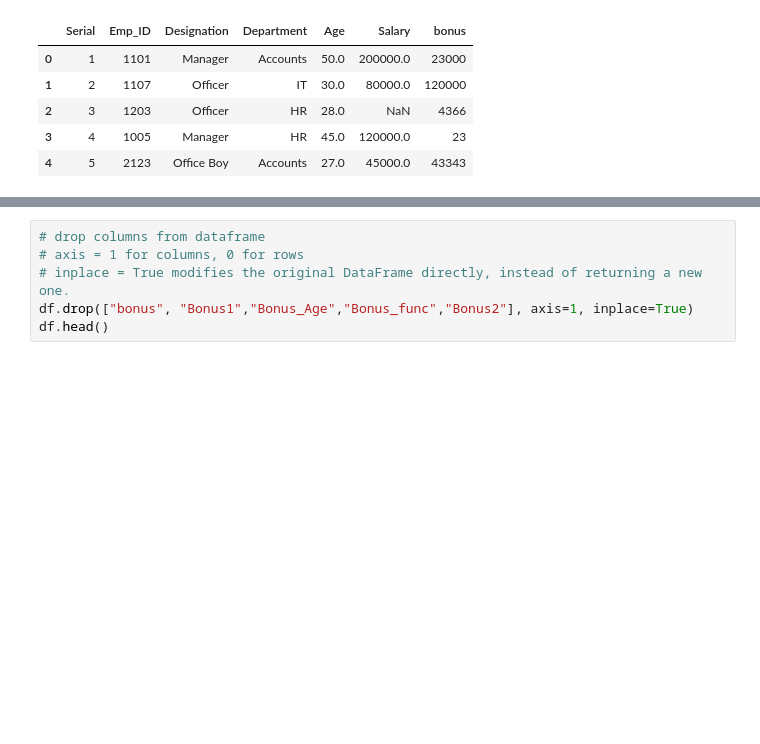
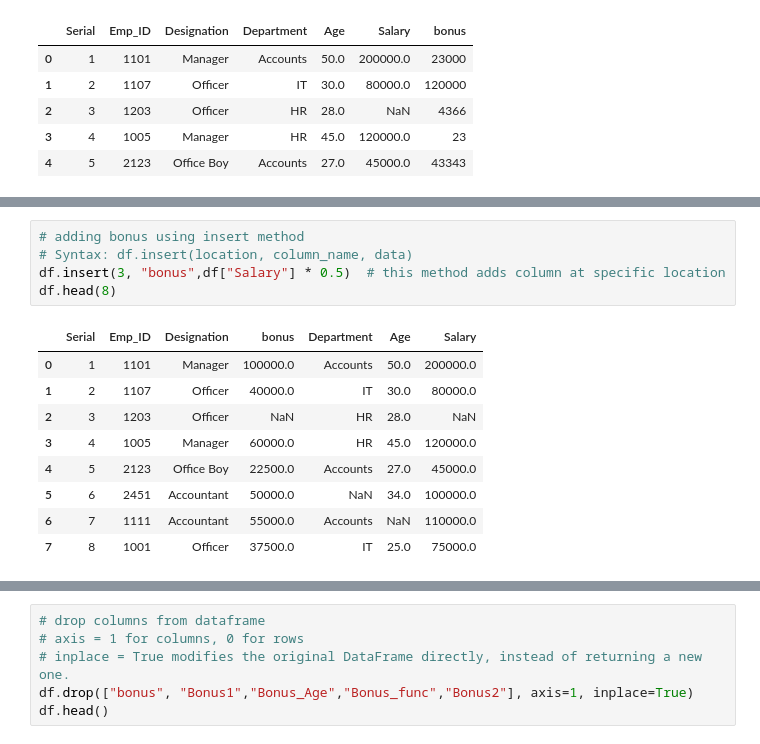
Before and after one commit to GhulamQadir/python_programming, a Jupyter notebook: advance-python/pandas/add_new_column.ipynb, the cells around one changed output, grey strips where cells are left out. Drawn from its saved outputs; the diff is of its cells as text; blank space fills up the shorter version.

```diff
--- a/advance-python/pandas/add_new_column.ipynb
+++ b/advance-python/pandas/add_new_column.ipynb
@@ -16,3 +37,18 @@ df.head()
+# %%
+# adding bonus using insert method
+# Syntax: df.insert(location, column_name, data)
+df.insert(3, "bonus",df["Salary"] * 0.5)  # this method adds column at specific location
+df.head(8)
+# %% [output]
+|  | Serial | Emp_ID | Designation | bonus | Department | Age | Salary |
+| 0 | 1 | 1101 | Manager | 100000.0 | Accounts | 50.0 | 200000.0 |
+| 1 | 2 | 1107 | Officer | 40000.0 | IT | 30.0 | 80000.0 |
+| 2 | 3 | 1203 | Officer | NaN | HR | 28.0 | NaN |
+| 3 | 4 | 1005 | Manager | 60000.0 | HR | 45.0 | 120000.0 |
+| 4 | 5 | 2123 | Office Boy | 22500.0 | Accounts | 27.0 | 45000.0 |
+| 5 | 6 | 2451 | Accountant | 50000.0 | NaN | 34.0 | 100000.0 |
+| 6 | 7 | 1111 | Accountant | 55000.0 | Accounts | NaN | 110000.0 |
+| 7 | 8 | 1001 | Officer | 37500.0 | IT | 25.0 | 75000.0 |
 # %%
 # adding bonus based on condition using list comprehension
 df["Bonus1"] = [
```
Also changed, not shown: parts of 7 cells of this notebook, 3 other files.
